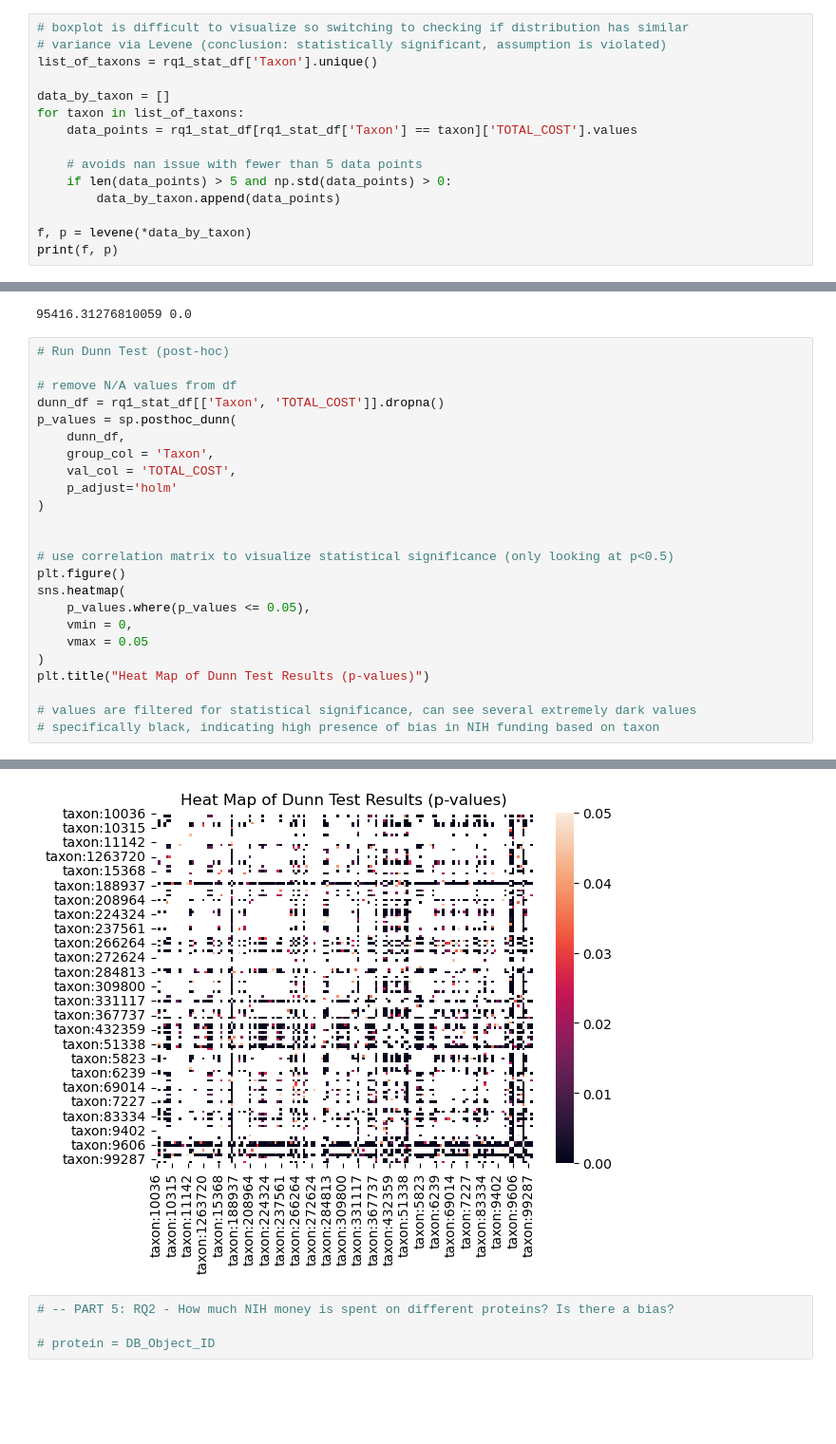
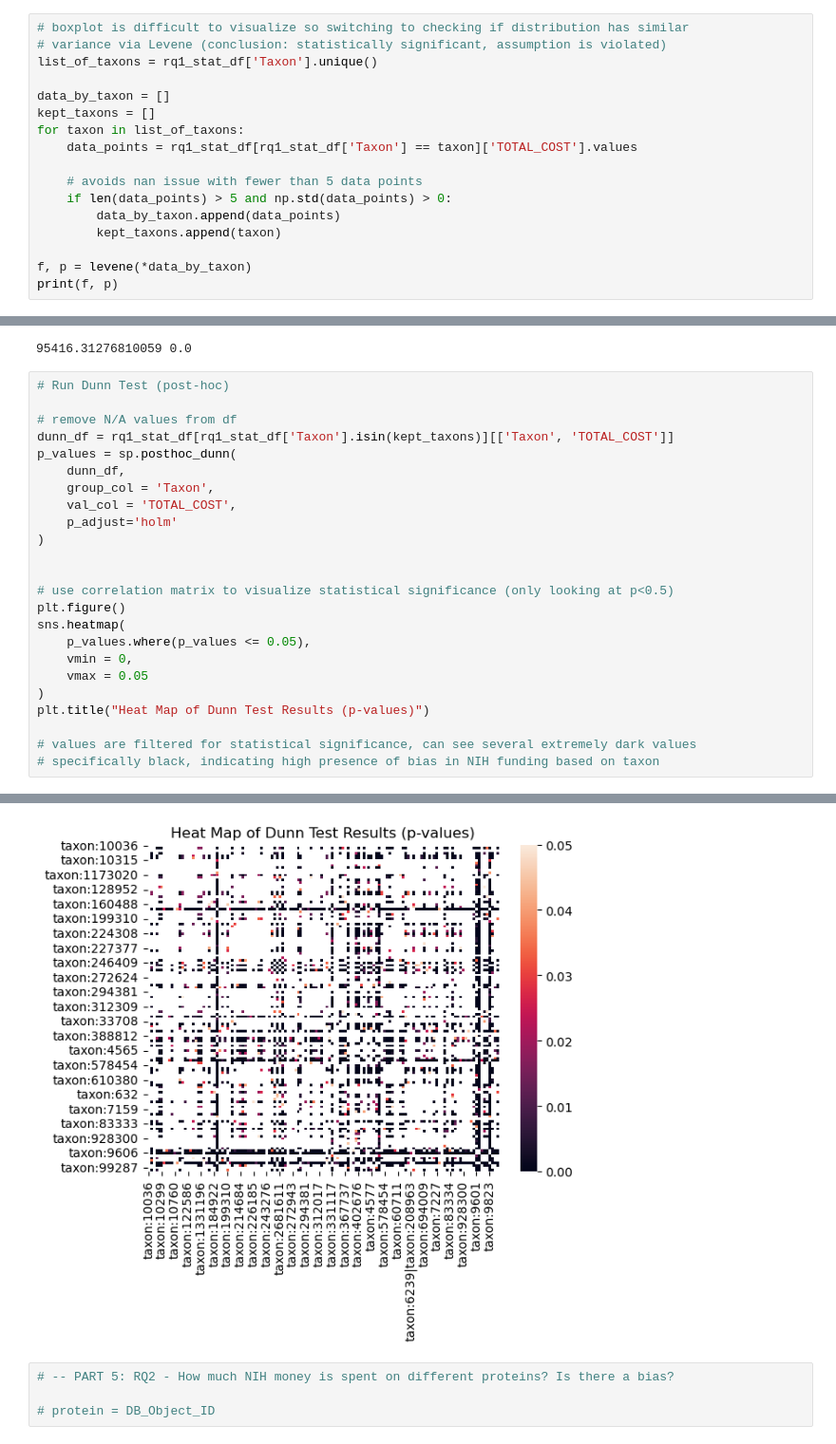
Before and after one commit to Moulica5374/NIH-Funding-Annotation-Analysis-Team-Project, a Jupyter notebook: Data_Analysis.ipynb, the cells around one changed output, grey strips where cells are left out. Shown at 95% size. Drawn from its saved outputs; the diff is of its cells as text; blank space fills up the shorter version.

```diff
--- a/Data_Analysis.ipynb
+++ b/Data_Analysis.ipynb
@@ -360,12 +352,14 @@ boxplot.map(sns.boxplot, 'TOTAL_COST')
 list_of_taxons = rq1_stat_df['Taxon'].unique()
 
 data_by_taxon = []
+kept_taxons = []
 for taxon in list_of_taxons:
     data_points = rq1_stat_df[rq1_stat_df['Taxon'] == taxon]['TOTAL_COST'].values
 
     # avoids nan issue with fewer than 5 data points
     if len(data_points) > 5 and np.std(data_points) > 0:
         data_by_taxon.append(data_points)
+        kept_taxons.append(taxon)
 
 f, p = levene(*data_by_taxon)
 print(f, p)
@@ -380,30 +374,30 @@ print(H, p)
 # %%
 # Run Dunn Test (post-hoc)
 
 # remove N/A values from df
-dunn_df = rq1_stat_df[['Taxon', 'TOTAL_COST']].dropna()
+dunn_df = rq1_stat_df[rq1_stat_df['Taxon'].isin(kept_taxons)][['Taxon', 'TOTAL_COST']]
 p_values = sp.posthoc_dunn(
     dunn_df,
     group_col = 'Taxon',
     val_col = 'TOTAL_COST',
     p_adjust='holm'
 )
 
 
 # use correlation matrix to visualize statistical significance (only looking at p<0.5)
 plt.figure()
 sns.heatmap(
     p_values.where(p_values <= 0.05),
     vmin = 0,
     vmax = 0.05
 )
 plt.title("Heat Map of Dunn Test Results (p-values)")
 
 # values are filtered for statistical significance, can see several extremely dark values
 # specifically black, indicating high presence of bias in NIH funding based on taxon
 # %% [output]
 Text(0.5, 1.0, 'Heat Map of Dunn Test Results (p-values)')
-[figure, old version]
+[figure, new version]
 # %%
 # -- PART 5: RQ2 - How much NIH money is spent on different proteins? Is there a bias?
 
```
Also changed, not shown: parts of 26 cells of this notebook.
